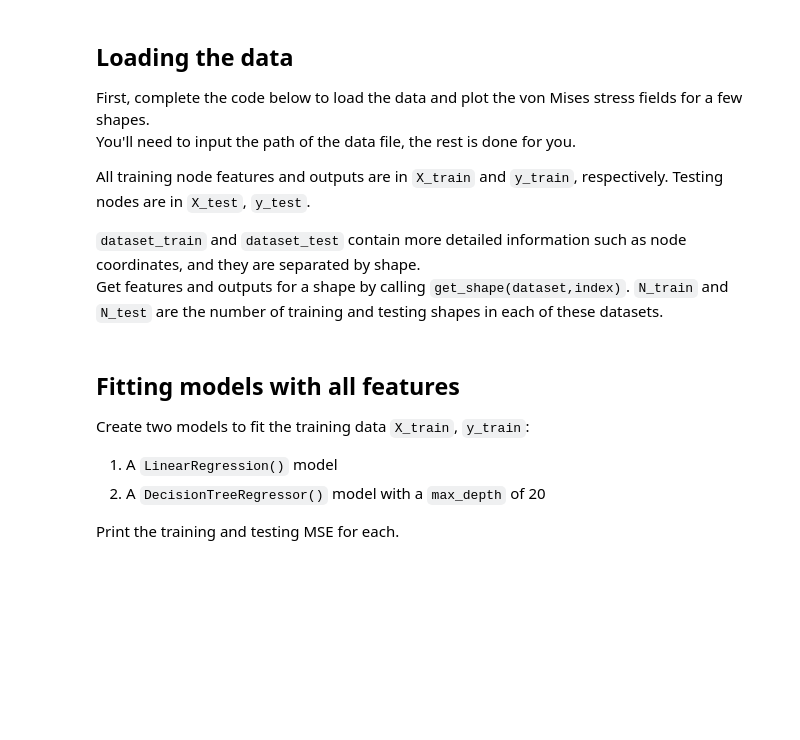
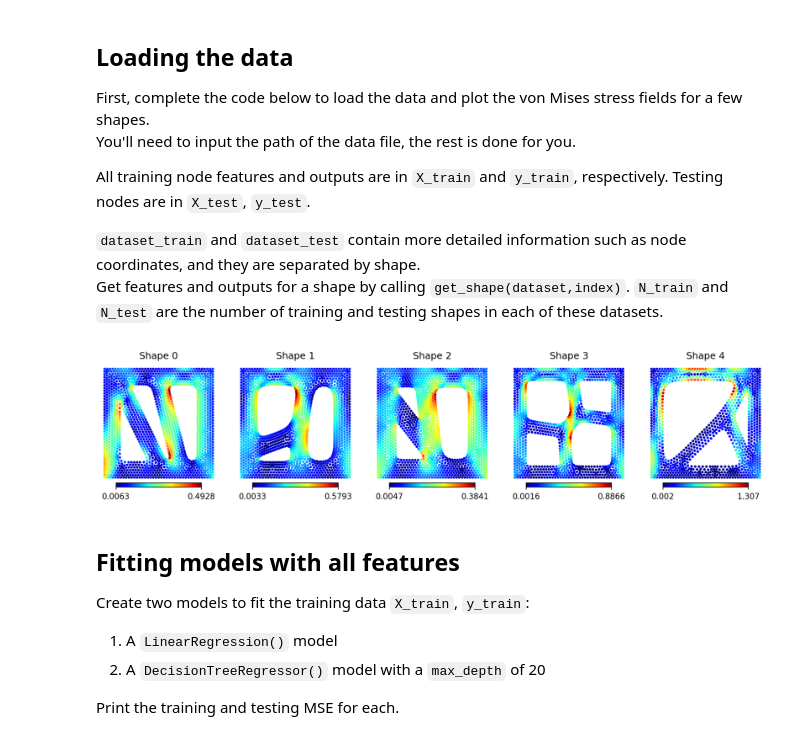
Before and after one commit to judson35/AI-ML, a Jupyter notebook: HW6/M6-HW2.ipynb, the cells around one changed output. Saved outputs shown, nothing was run; the diff lists cells and outputs as text; code cells hidden in the pictures; blank space fills up the shorter version.

```diff
--- a/HW6/M6-HW2.ipynb
+++ b/HW6/M6-HW2.ipynb
@@ -120,19 +120,18 @@ All training node features and outputs are in `X_train` and `y_train`, respectiv
 `dataset_train` and `dataset_test` contain more detailed information such as node coordinates, and they are separated by shape.
 Get features and outputs for a shape by calling `get_shape(dataset,index)`. `N_train` and `N_test` are the number of training and testing shapes in each of these datasets.
 # %%
-# YOUR CODE GOES HERE
-# Define data_path
-
-dataset_train, dataset_test, X_train, X_test, y_train, y_test = load_dataset(data_path)
+dataset_train, dataset_test, X_train, X_test, y_train, y_test = load_dataset("data/stress_nodal_features.npy")
 N_train = len(dataset_train["stress"])
 N_test = len(dataset_test["stress"])
 
 plt.figure(figsize=[15,3.2], dpi=150)
 for i in range(5):
     plt.subplot(1,5,i+1)
     plot_shape(dataset_train,i)
     plt.title(f"Shape {i}")
 plt.show()
+# %% [output]
+[figure, added]
 # %% [markdown]
 ## Fitting models with all features
 Create two models to fit the training data `X_train`, `y_train`:
```
Also changed, not shown: parts of 13 cells of this notebook, 8 other files.
